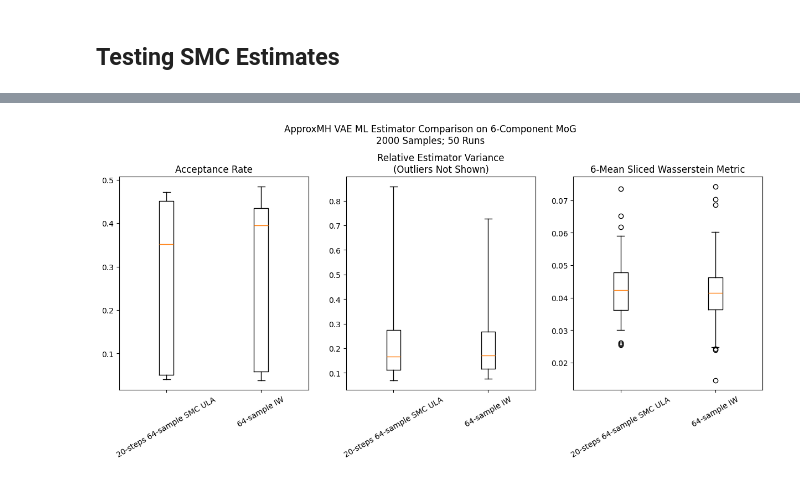
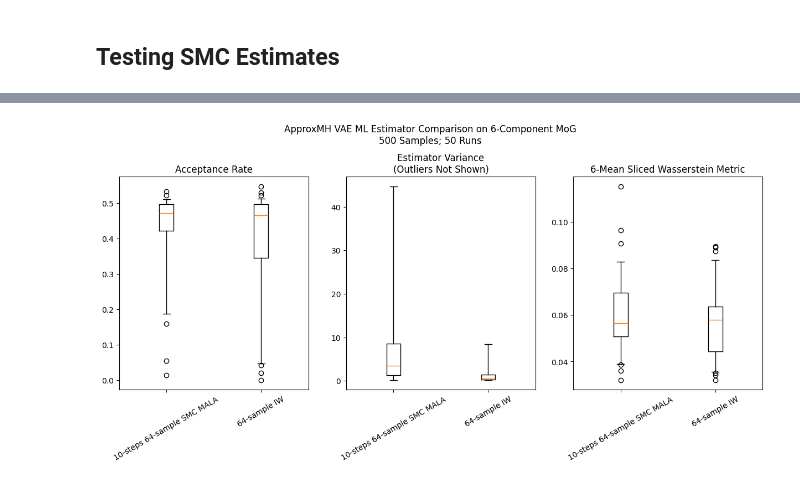
Before and after one commit to xapq/approximate-metropolis-hastings, a Jupyter notebook: notebooks/LikelihoodEstimatorsComparison.ipynb, the cells around one changed output, grey strips where cells are left out. Saved outputs shown, nothing was run; the diff lists cells and outputs as text; code cells hidden in the pictures.

```diff
--- a/notebooks/LikelihoodEstimatorsComparison.ipynb
+++ b/notebooks/LikelihoodEstimatorsComparison.ipynb
@@ -271,11 +290,14 @@ def compare_estimates():
     # torch.cuda.memory._record_memory_history(max_entries=100_000)
 
     # Estimator 1
-    n_steps = 20
+    n_steps = 10
     n_particles = 64
-    time_step = 0.0015
-    est1 = lambda x: vae.ais_ula_log_marginal_estimate(x, n_steps=n_steps, n_particles=n_particles, ula_time_step=time_step, return_variance=True, resample=False)
-    est1_name = f'{n_steps}-steps {n_particles}-sample SMC ULA'
+    time_step = 0.002
+    est1 = lambda x: vae.ais_log_marginal_estimate(
+        x, n_steps=n_steps, n_particles=n_particles, time_step=time_step,
+        kernel_type='mala', return_variance=True, resample=False
+    )
+    est1_name = f'{n_steps}-steps {n_particles}-sample SMC MALA'
     # Estimator 2
     L = n_particles
     est2 = lambda x: vae.iw_log_marginal_estimate(x, L=L, batch_L=128, return_variance=True)
@@ -289,16 +311,16 @@ def compare_estimates():
 
     # Comparison parameters
     n_runs = 50
-    n_samples = 2000
+    n_samples = 500
     sample_metric = SlicedDistributionMetric(WassersteinMetric1d(), 3 * D)
     # Plotting parameters
     whiskers = (5, 95)  # Box plot whisker percentiles
 
     target_samples = target.sample((n_samples,))
-    vae_samples = vae.sample((n_samples,))
     test_logs = [defaultdict(list) for _ in range(n_ests)]
 
     for run_i in tqdm(range(n_runs)):
+        vae_samples = vae.sample((n_samples,))
         for i in range(n_ests):
             est, est_name = estimators[i]
             log_likelihoods, variances = est(vae_samples)
@@ -312,34 +334,38 @@ def compare_estimates():
     fig, axs = plt.subplots(ncols=3, figsize=(15, 5))
 
     ax = axs[0]
     ax.set_title('Acceptance Rate')
-    ax.boxplot([test_logs[i]['acc_rate'] for i in range(n_ests)], tick_labels=[est_name for est, est_name in estimators])
+    ax.boxplot(
+        [test_logs[i]['acc_rate'] for i in range(n_ests)],
+        tick_labels=[est_name for est, est_name in estimators],
+        whis=whiskers
+    )
 
     ax = axs[1]
-    ax.set_title('Relative Estimator Variance\n(Outliers Not Shown)')
+    ax.set_title('Estimator Variance\n(Outliers Not Shown)')
     ax.boxplot(
-        [to_numpy(torch.stack(test_logs[i]['likelihoods']).std(dim=0) / torch.stack(test_logs[i]['likelihoods']).mean(dim=0)) for i in range(n_ests)],
+        [to_numpy(torch.cat(test_logs[i]['variances'])) for i in range(n_ests)],
         tick_labels=[est_name for est, est_name in estimators],
         whis=whiskers,
         showfliers=False
     )
     # ax.set_ylim(0., 10.)
 
     ax = axs[2]
     ax.set_title(sample_metric.name())
     ax.boxplot(
         [test_logs[i]['sample_metric'] for i in range(n_ests)],
         tick_labels=[est_name for est, est_name in estimators],
         whis=whiskers,
         showfliers=True
     )
 
     for ax in axs:
         ax.set_xticklabels(ax.get_xticklabels(),rotation=30)
     plt.suptitle(f'ApproxMH VAE ML Estimator Comparison on {target_friendly_name}\n{n_samples} Samples; {n_runs} Runs', y=1.07)
 
     # torch.cuda.memory._dump_snapshot(f"bruh.pickle")
 
 compare_estimates()
 # %% [output]
-[figure, old version]
+[figure, new version]
```
Also changed, not shown: parts of 7 cells of this notebook, 4 other files.
